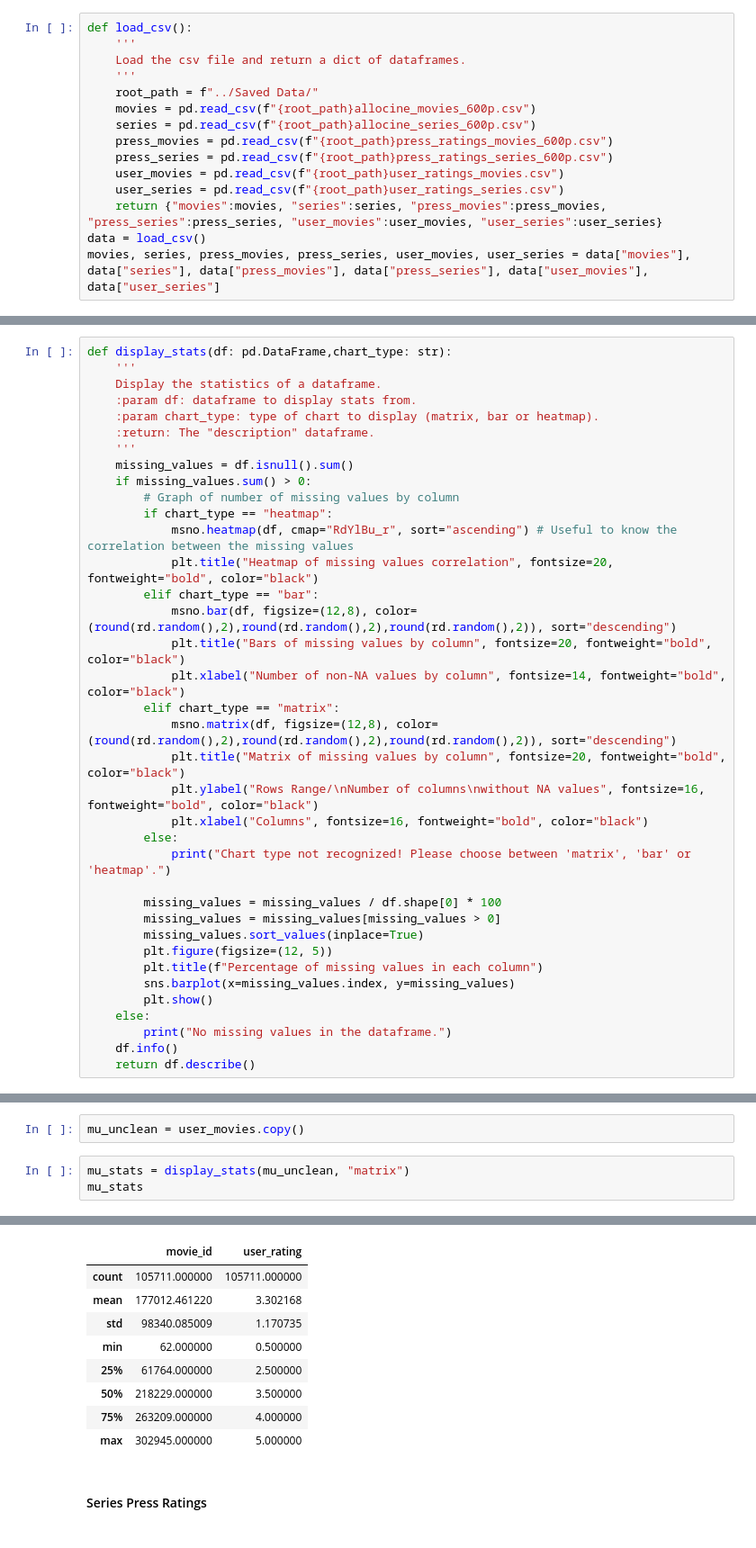
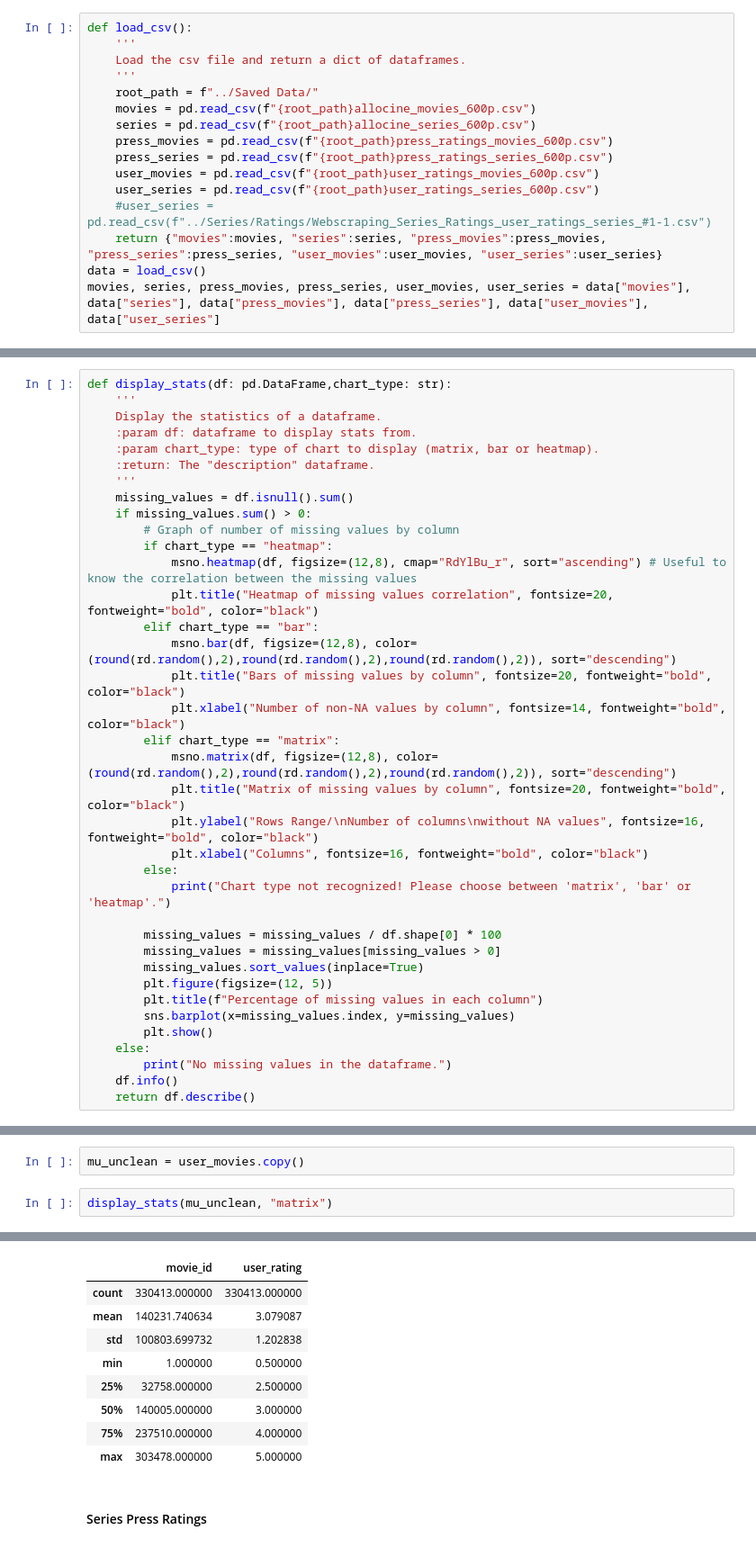
Before and after one commit to Bastien-LDC/Allocine-Recommender-System, a Jupyter notebook: Data Analysis/Allocine_Data_Analysis.ipynb, the cells around one changed output, grey strips where cells are left out. Shown at 90% size. Saved outputs shown, nothing was run; the diff lists cells and outputs as text.

```diff
--- a/Data Analysis/Allocine_Data_Analysis.ipynb
+++ b/Data Analysis/Allocine_Data_Analysis.ipynb
@@ -78,8 +102,9 @@ def load_csv():
     series = pd.read_csv(f"{root_path}allocine_series_600p.csv")
     press_movies = pd.read_csv(f"{root_path}press_ratings_movies_600p.csv")
     press_series = pd.read_csv(f"{root_path}press_ratings_series_600p.csv")
-    user_movies = pd.read_csv(f"{root_path}user_ratings_movies.csv")
-    user_series = pd.read_csv(f"{root_path}user_ratings_series.csv")
+    user_movies = pd.read_csv(f"{root_path}user_ratings_movies_600p.csv")
+    user_series = pd.read_csv(f"{root_path}user_ratings_series_600p.csv")
+    #user_series = pd.read_csv(f"../Series/Ratings/Webscraping_Series_Ratings_user_ratings_series_#1-1.csv")
     return {"movies":movies, "series":series, "press_movies":press_movies, "press_series":press_series, "user_movies":user_movies, "user_series":user_series}
 data = load_csv()
 movies, series, press_movies, press_series, user_movies, user_series = data["movies"], data["series"], data["press_movies"], data["press_series"], data["user_movies"], data["user_series"]
@@ -110,7 +137,7 @@ def display_stats(df: pd.DataFrame,chart_type: str):
     if missing_values.sum() > 0:
         # Graph of number of missing values by column
         if chart_type == "heatmap":
-            msno.heatmap(df, cmap="RdYlBu_r", sort="ascending") # Useful to know the correlation between the missing values
+            msno.heatmap(df, figsize=(12,8), cmap="RdYlBu_r", sort="ascending") # Useful to know the correlation between the missing values
             plt.title("Heatmap of missing values correlation", fontsize=20, fontweight="bold", color="black")
         elif chart_type == "bar":
             msno.bar(df, figsize=(12,8), color=(round(rd.random(),2),round(rd.random(),2),round(rd.random(),2)), sort="descending")
@@ -242,8 +308,7 @@ memory usage: 2.1+ MB
 # %%
 mu_unclean = user_movies.copy()
 # %%
-mu_stats = display_stats(mu_unclean, "matrix")
-mu_stats
+display_stats(mu_unclean, "matrix")
 # %% [output]
 No missing values in the dataframe.
 <class 'pandas.core.frame.DataFrame'>
@@ -261,12 +326,12 @@ memory usage: 4.0+ MB
 |  | movie_id | user_rating |
-| count | 105711.000000 | 105711.000000 |
-| mean | 177012.461220 | 3.302168 |
-| std | 98340.085009 | 1.170735 |
-| min | 62.000000 | 0.500000 |
-| 25% | 61764.000000 | 2.500000 |
-| 50% | 218229.000000 | 3.500000 |
-| 75% | 263209.000000 | 4.000000 |
-| max | 302945.000000 | 5.000000 |
+| count | 330413.000000 | 330413.000000 |
+| mean | 140231.740634 | 3.079087 |
+| std | 100803.699732 | 1.202838 |
+| min | 1.000000 | 0.500000 |
+| 25% | 32758.000000 | 2.500000 |
+| 50% | 140005.000000 | 3.000000 |
+| 75% | 237510.000000 | 4.000000 |
+| max | 303478.000000 | 5.000000 |
 # %% [markdown]
 #### Series Press Ratings
 # %%
```
Also changed, not shown: parts of 43 cells of this notebook, 1 other file.
